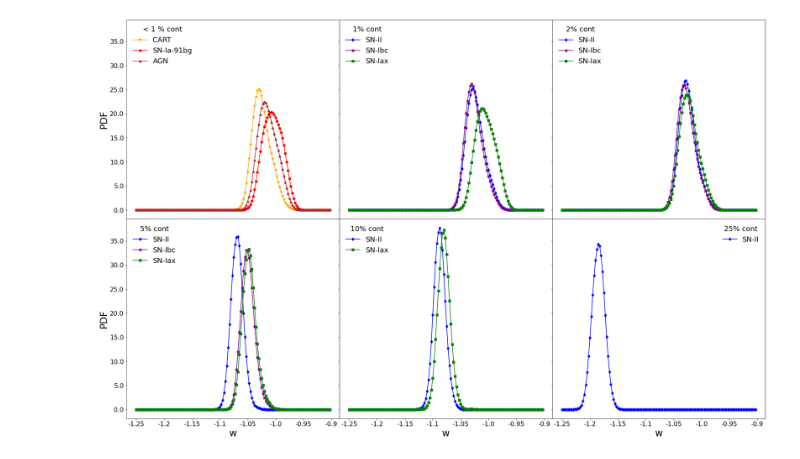
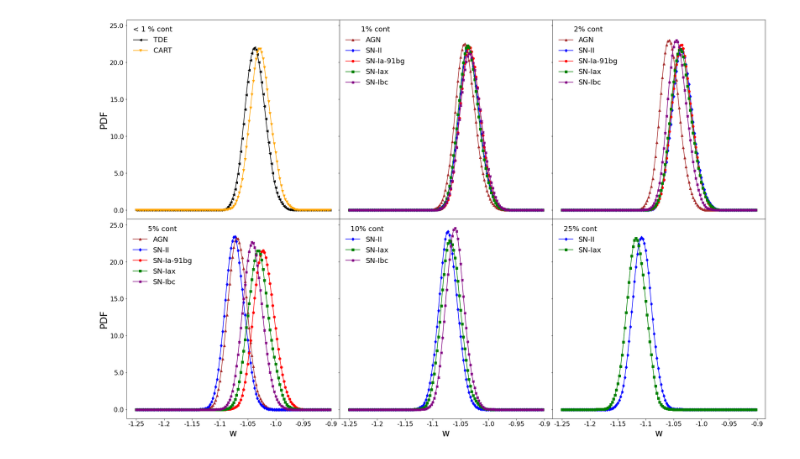
Before and after one commit to emilleishida/resspect_metric, a Jupyter notebook: clean_code/plots/single_contaminant_posteriors.ipynb, the cells around one changed output. Cells and saved outputs as stored; diff of their text form; code cells hidden in the pictures.

```diff
--- a/clean_code/plots/single_contaminant_posteriors.ipynb
+++ b/clean_code/plots/single_contaminant_posteriors.ipynb
@@ -99,7 +99,7 @@ for field in ['DDF', 'WFD']:
                                                                       bw_method=0.3)
 # %%
 plt.rcParams['legend.title_fontsize'] = 18
-plot_field = 'DDF'
+plot_field = 'WFD'
 conts = list(density[plot_field].keys())
 
 x = np.arange(-1.25, -0.9, .0025)
@@ -115,31 +115,31 @@ for i in range(6):
         rad = case_temp[:case_temp.index(' ')]
         m = all_shapes[rad]
         axs[i].plot(x, density[plot_field][conts[i]][case](x), color=cdict[rad], marker=m,
                     label=rad)
 
     ## remove axis ticks
     if i in [0,3]:
         axs[i].set_ylabel('PDF', fontsize=24)
         axs[i].set_yticklabels(axs[i].get_yticks(), fontsize=16)
 
     if i in [3,4,5]:
         axs[i].set_xlabel('w', fontsize=24)
         axs[i].set_xticklabels(axs[i].get_xticks(), fontsize=16)
 
     if i == 0:
         leg_title = '< 1 % cont'
     else:
         leg_title = str(conts[i]) + '% cont'
 
     if rad == 'SN-II' and conts[i] == 25:
         loc = 'upper right'
     else:
         loc = 'upper left'
 
     axs[i].legend(fontsize=18, frameon=False, title=leg_title, loc=loc)
 
 
 plt.subplots_adjust(wspace=0.0001, hspace=0.0001, top=0.99, left=0.05, right=0.99, bottom=0.05)
 plt.savefig(plot_field + 'combos.png')
 # %% [output]
-[figure, old version]
+[figure, new version]
```
Also changed, not shown: 1 other file.
